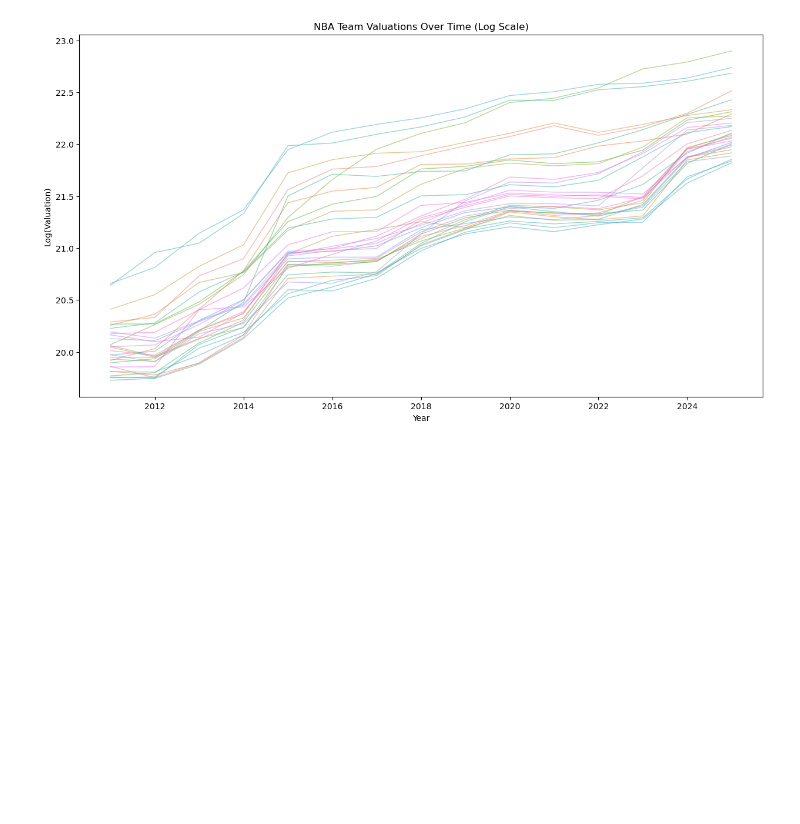
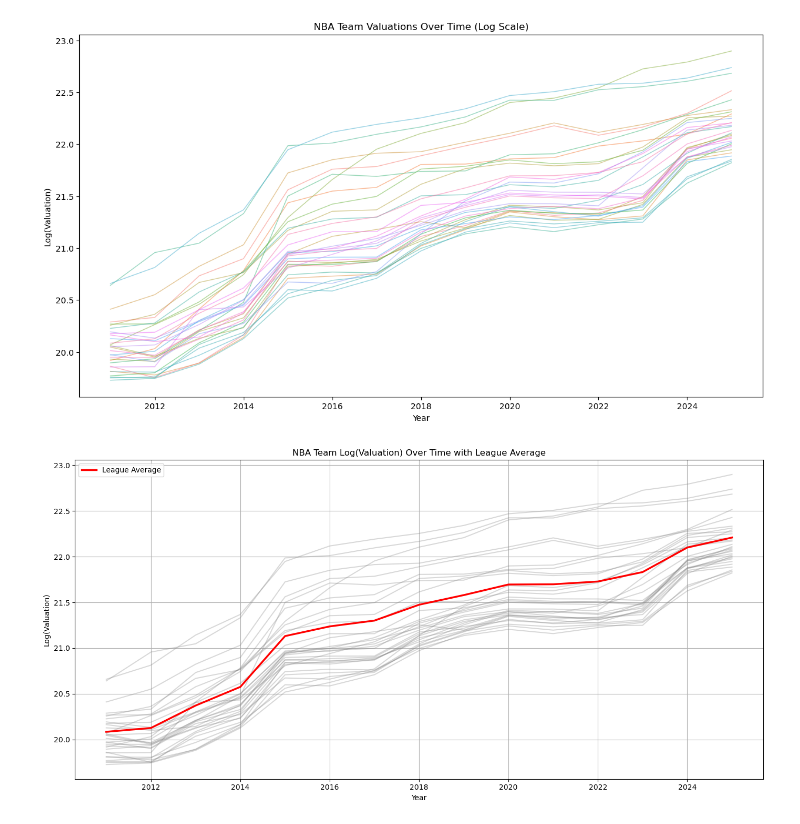
Before and after one commit to shokubohcm/personal_blog, a Jupyter notebook: nba_teamValuation/1_Macro/Macro.ipynb, the cells around one changed output. Saved outputs shown, nothing was run; the diff lists cells and outputs as text; code cells hidden in the pictures; blank space fills up the shorter version.

Commit message:
nba valuation: macro編分析完了、画像保存

```diff
--- a/nba_teamValuation/1_Macro/Macro.ipynb
+++ b/nba_teamValuation/1_Macro/Macro.ipynb
@@ -38,3 +20,25 @@ plt.legend([],[], frameon=False)  # 凡例なし
 # %% [output]
 <matplotlib.legend.Legend at 0x...>
 [figure]
+# %%
+# log valuation line plot with league average
+
+plt.figure(figsize=(14, 7))
+
+# チームごとの log(Valuation)
+for team, group in df[df["Team"] != "LeagueAverage"].groupby("Team"):
+    plt.plot(group["Year"], group["LogValuation"], color='gray', alpha=0.3)
+
+# リーグ平均の log(Valuation)
+league_avg = df[df["Team"] == "LeagueAverage"]
+plt.plot(league_avg["Year"], league_avg["LogValuation"], color='red', linewidth=2.5, label="League Average")
+
+plt.title("NBA Team Log(Valuation) Over Time with League Average")
+plt.xlabel("Year")
+plt.ylabel("Log(Valuation)")
+plt.legend()
+plt.grid(True)
+plt.tight_layout()
+plt.show()
+# %% [output]
+[figure, added]
```
Also changed, not shown: parts of 6 cells of this notebook, 6 other files.
